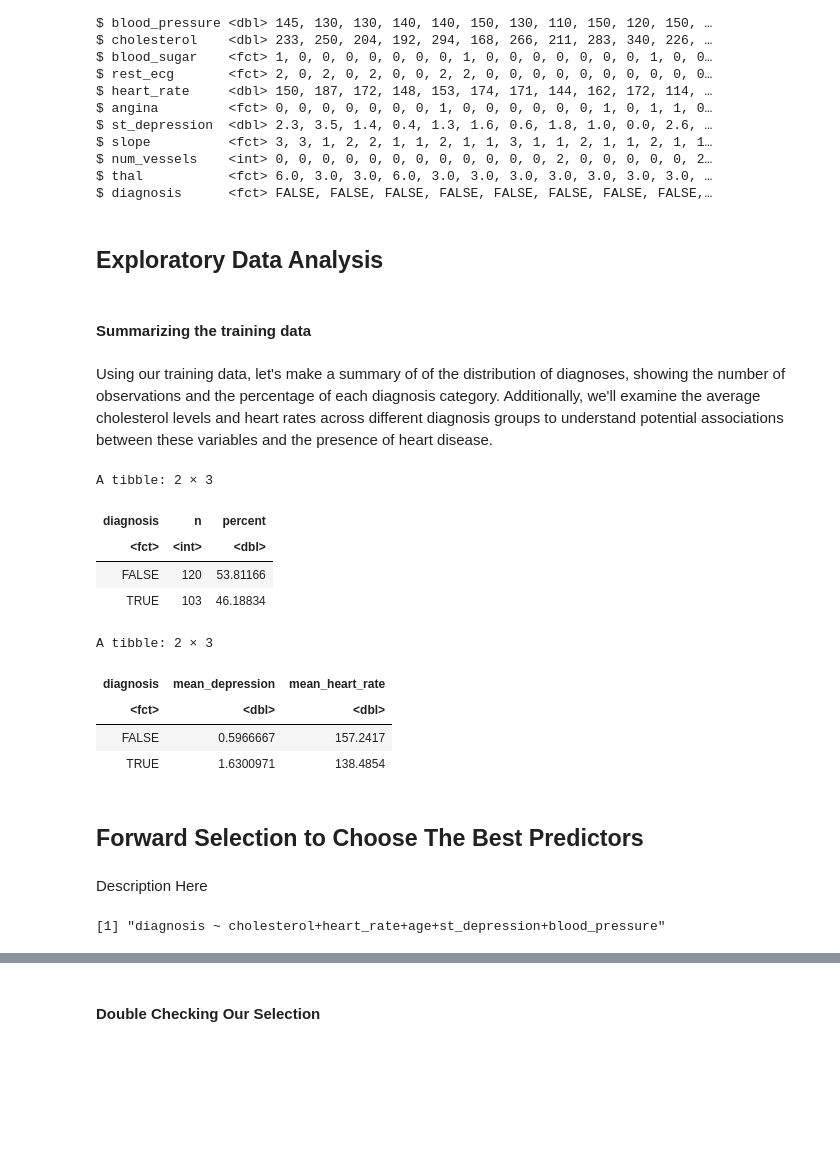
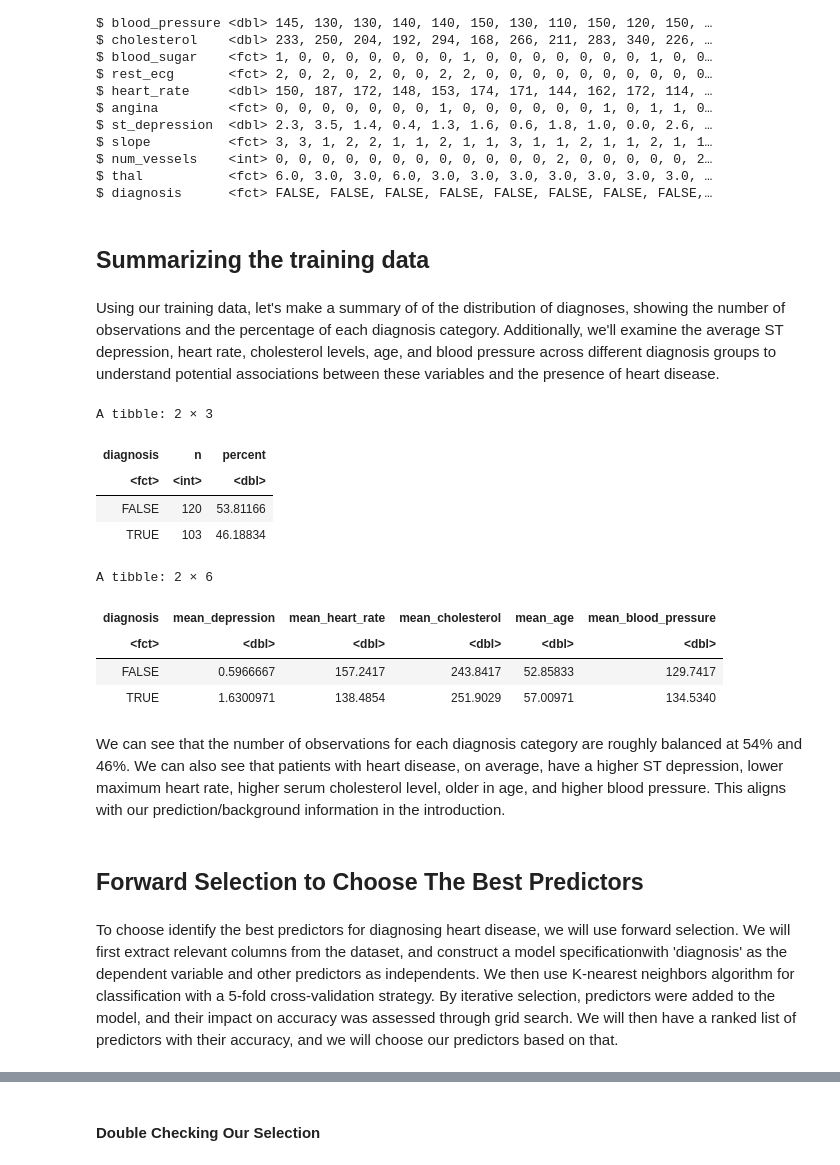
Before and after one commit to Git-Aarya/Heart-Disease-Predictor, a Jupyter notebook: project_proposal_analysis.ipynb, the cells around one changed output, grey strips where cells are left out. Cells and saved outputs as stored; diff of their text form; code cells hidden in the pictures; blank space fills up the shorter version.

```diff
--- a/project_proposal_analysis.ipynb
+++ b/project_proposal_analysis.ipynb
@@ -156,49 +164,43 @@ $ slope          <fct> 3, 3, 1, 2, 2, 1, 1, 2, 1, 1, 3, 1, 1, 2, 1, 1, 2, 1, 1
 $ num_vessels    <int> 0, 0, 0, 0, 0, 0, 0, 0, 0, 0, 0, 0, 2, 0, 0, 0, 0, 0, 2…
 $ thal           <fct> 6.0, 3.0, 3.0, 6.0, 3.0, 3.0, 3.0, 3.0, 3.0, 3.0, 3.0, …
 $ diagnosis      <fct> FALSE, FALSE, FALSE, FALSE, FALSE, FALSE, FALSE, FALSE,…
-# %% [markdown]
-## Exploratory Data Analysis
 # %% [markdown]
-#### Summarizing the training data
+## Summarizing the training data
 # %% [markdown]
-Using our training data, let's make a summary of of the distribution of diagnoses, showing the number of observations and the percentage of each diagnosis category. Additionally, we'll examine the average cholesterol levels and heart rates across different diagnosis groups to understand potential associations between these variables and the presence of heart disease.
+Using our training data, let's make a summary of of the distribution of diagnoses, showing the number of observations and the percentage of each diagnosis category. Additionally, we'll examine the average ST depression, heart rate, cholesterol levels, age, and blood pressure across different diagnosis groups to understand potential associations between these variables and the presence of heart disease.
 # %%
 # summarizing the number of observations of each diagnosis in the training data
 heart_disease_proportions <- cleveland_train |>
                           group_by(diagnosis) |>
                           summarize(n = n()) |>
                           mutate(percent = 100*n/nrow(cleveland_train))
 heart_disease_proportions
 
 # summarizing the mean of cholesterol and heart rate for each diagnosis
 average_values <- cleveland_train |>
                 group_by(diagnosis) |>
                 summarize(mean_depression = mean(st_depression),
-                          mean_heart_rate = mean(heart_rate))
+                          mean_heart_rate = mean(heart_rate),
+                          mean_cholesterol = mean(cholesterol),
+                          mean_age = mean(age),
+                          mean_blood_pressure = mean(blood_pressure))
 average_values
 # %% [output]
 A tibble: 2 × 3
 | diagnosis | n | percent |
 | <fct> | <int> | <dbl> |
 | FALSE | 120 | 53.81166 |
 | TRUE | 103 | 46.18834 |
-A tibble: 2 × 3
+A tibble: 2 × 6
-| diagnosis | mean_depression | mean_heart_rate |
-| <fct> | <dbl> | <dbl> |
-| FALSE | 0.5966667 | 157.2417 |
-| TRUE | 1.6300971 | 138.4854 |
+| diagnosis | mean_depression | mean_heart_rate | mean_cholesterol | mean_age | mean_blood_pressure |
+| <fct> | <dbl> | <dbl> | <dbl> | <dbl> | <dbl> |
+| FALSE | 0.5966667 | 157.2417 | 243.8417 | 52.85833 | 129.7417 |
+| TRUE | 1.6300971 | 138.4854 | 251.9029 | 57.00971 | 134.5340 |
+# %% [markdown]
+We can see that the number of observations for each diagnosis category are roughly balanced at 54% and 46%. We can also see that patients with heart disease, on average, have a higher ST depression, lower maximum heart rate, higher serum cholesterol level, older in age, and higher blood pressure. This aligns with our prediction/background information in the introduction.
 # %% [markdown]
 ## Forward Selection to Choose The Best Predictors
 # %% [markdown]
-Description Here
+To choose identify the best predictors for diagnosing heart disease, we will use forward selection. We will first extract relevant columns from the dataset, and construct a model specificationwith 'diagnosis' as the dependent variable and other predictors as independents. We then use K-nearest neighbors algorithm for classification with a 5-fold cross-validation strategy. By iterative selection, predictors were added to the model, and their impact on accuracy was assessed through grid search. We will then have a ranked list of predictors with their accuracy, and we will choose our predictors based on that.
-# %%
-cleveland_subset <- cleveland_data |> select(diagnosis, cholesterol, heart_rate, age, st_depression, blood_pressure)
-names <- cleveland_subset |> select(-diagnosis) |> colnames()
-
-
-example_formula <- paste("diagnosis", "~", paste(names, collapse="+"))
-example_formula
-# %% [output]
-[1] "diagnosis ~ cholesterol+heart_rate+age+st_depression+blood_pressure"
 # %%
 set.seed(0)
```
Also changed, not shown: parts of 23 cells of this notebook.
